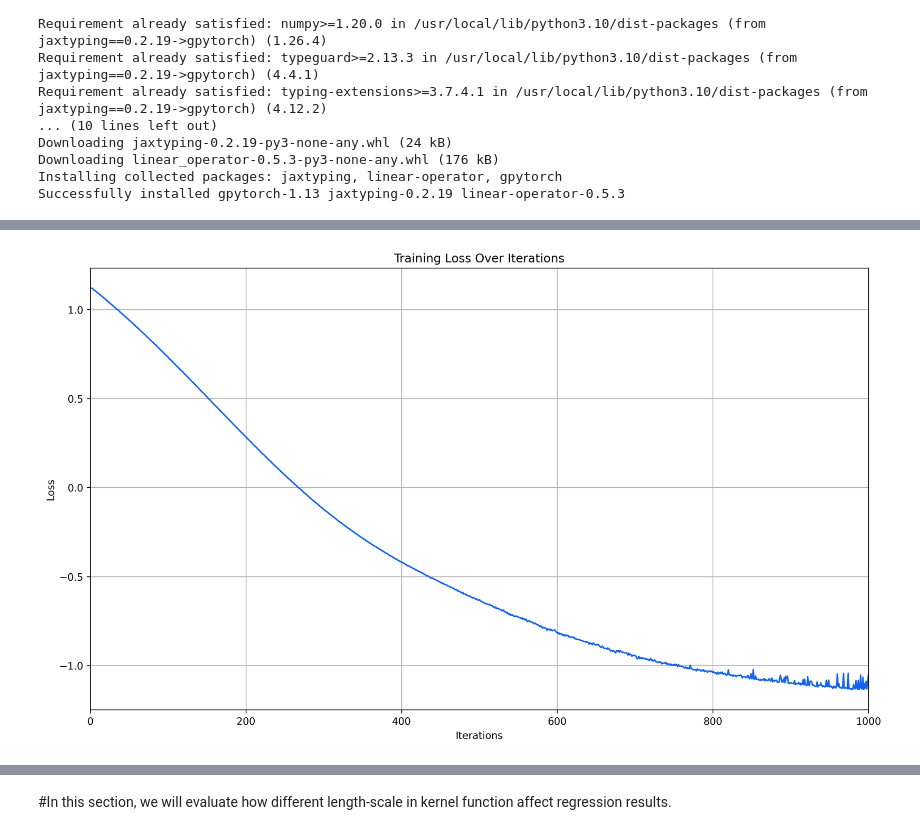
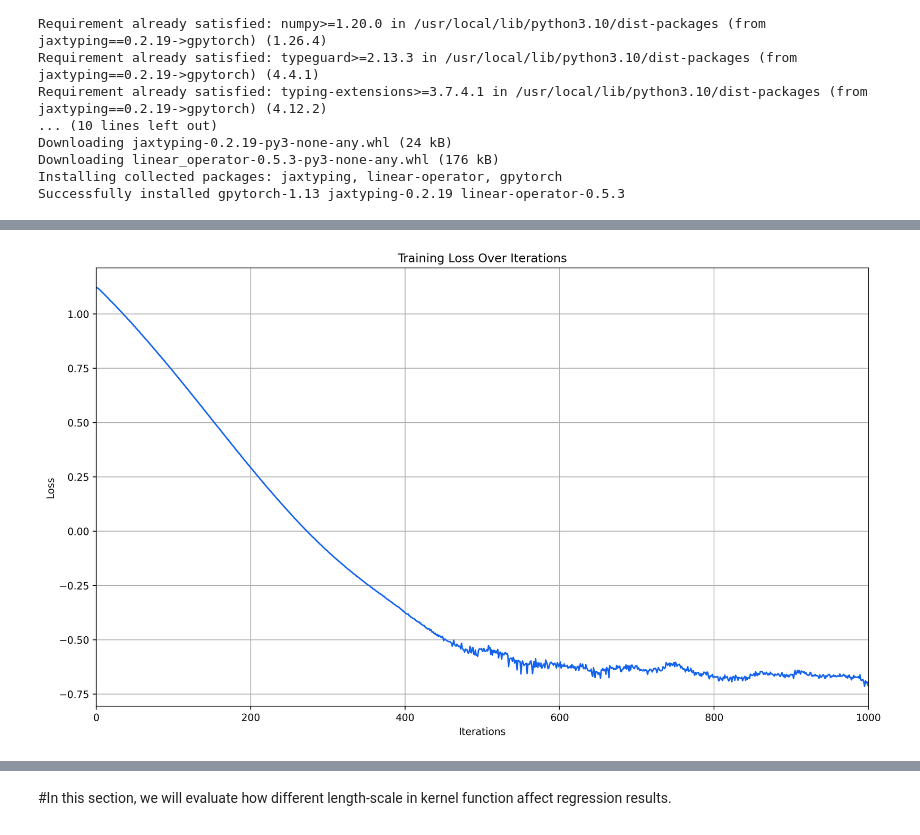
Before and after one commit to zhihaohaoran/nerf, a Jupyter notebook: localgp_sfm.ipynb, the cells around one changed output, grey strips where cells are left out. Saved outputs shown, nothing was run; the diff lists cells and outputs as text; code cells hidden in the pictures.

```diff
--- a/localgp_sfm.ipynb
+++ b/localgp_sfm.ipynb
@@ -429,8 +448,8 @@ from sklearn.metrics import r2_score, mean_squared_error
 import numpy as np
 from sklearn.preprocessing import MinMaxScaler, StandardScaler,RobustScaler
 # Load and prepare data
-file_path_points3d = '/content/drive/MyDrive/3dgs/3dgscream/Scaffold-GS/gp_vis/gp_vis/lego/lego_sfm_output/points3D.txt'
-depth_file_path = '/content/drive/MyDrive/3dgs/3dgscream/Scaffold-GS/gp_vis/gp_vis/lego/lego_depth_normalized.npy'
+file_path_points3d = '/content/drive/MyDrive/3dgs/3dgscream/Scaffold-GS/gp_vis/gp_vis/truck/sfm/points3D.txt'
+depth_file_path = '/content/drive/MyDrive/3dgs/3dgscream/Scaffold-GS/gp_vis/gp_vis/truck/truck_depth_normalized.npy'
 
 # Load points3D from file
 def load_points3D(file_path):
@@ -477,7 +496,7 @@ def parse_images_file(file_path, points3d_dict):
 
     return valid_data
 
-file_path_images = '/content/drive/MyDrive/3dgs/3dgscream/Scaffold-GS/gp_vis/gp_vis/lego/lego_sfm_output/images.txt'
+file_path_images = '/content/drive/MyDrive/3dgs/3dgscream/Scaffold-GS/gp_vis/gp_vis/truck/sfm/images.txt'
 valid_data = parse_images_file(file_path_images, points3d_dict)
 
 def generate_test_data(valid_data, depth_file_path):
@@ -496,7 +515,7 @@ def generate_test_data(valid_data, depth_file_path):
 
         for point in data_points:
             x, y = int(point[0]), int(point[1])
-            original_depth = current_depth_image[y, x] / 255.0  # Normalize depth
+            original_depth = current_depth_image[x, y] / 255.0  # Normalize depth
             input_data.append([x, y, original_depth])
             output_data.append(point[2:])
 
@@ -525,8 +544,8 @@ data_by_image_new = generate_test_data(valid_data, depth_file_path)
 
 
 scaler_output = MinMaxScaler()
-input_data_normalized = data_by_image_new['000094.png']['input']
-output_data_normalized = scaler_output.fit_transform(data_by_image_new['000094.png']['output'])
+input_data_normalized = data_by_image_new['000012.jpg']['input']
+output_data_normalized = scaler_output.fit_transform(data_by_image_new['000012.jpg']['output'])
 
 # Split data into train and test sets
 train_input, test_input, train_output, test_output = train_test_split(input_data_normalized, output_data_normalized, test_size=0.2, random_state=42)
@@ -610,9 +629,9 @@ for i in range(training_iterations):
     print(f'Iteration {i + 1}/{training_iterations}, Loss: {loss.item()}')
 
 # Save the trained model and losses
-torch.save(model.state_dict(), '/content/drive/MyDrive/3dgs/3dgscream/Scaffold-GS/gp_vis/gp_vis/lego/model/model.pth')
-torch.save(likelihood.state_dict(), '/content/drive/MyDrive/3dgs/3dgscream/Scaffold-GS/gp_vis/gp_vis/lego/model/likelihood.pth')
-np.save('/content/drive/MyDrive/3dgs/3dgscream/Scaffold-GS/gp_vis/gp_vis/lego/model/lego94losses.npy', np.array(losses))
+torch.save(model.state_dict(), '/content/drive/MyDrive/3dgs/3dgscream/Scaffold-GS/gp_vis/gp_vis/truck/model/000012model.pth')
+torch.save(likelihood.state_dict(), '/content/drive/MyDrive/3dgs/3dgscream/Scaffold-GS/gp_vis/gp_vis/truck/model/000012likelihood.pth')
+np.save('/content/drive/MyDrive/3dgs/3dgscream/Scaffold-GS/gp_vis/gp_vis/truck/model/000012losses.npy', np.array(losses))
 
 # Evaluation
 test_input = test_input.to(device)
@@ -658,23 +677,23 @@ cd:0.170
 # %%
 import numpy as np
 import matplotlib.pyplot as plt
 
-file_paths = ['/content/drive/MyDrive/3dgs/3dgscream/Scaffold-GS/gp_vis/gp_vis/lego/model/lego94losses.npy']
+file_paths = ['/content/drive/MyDrive/3dgs/3dgscream/Scaffold-GS/gp_vis/gp_vis/truck/model/000012losses.npy']
 losses = [np.load(fp) for fp in file_paths]
 iterations = [np.arange(1, len(loss) + 1) for loss in losses]
 
 plt.figure(figsize=(14, 8), dpi=300)
 for i, loss in enumerate(losses):
     # Removed the 'label' argument
     plt.plot(iterations[i], loss, color='#1664EE')
 
 plt.xlim(0, 1000)
 plt.title('Training Loss Over Iterations')
 plt.xlabel('Iterations')
 plt.ylabel('Loss')
 plt.grid(True)
 
 # Removed plt.legend()
 plt.show()
 # %% [output]
-[figure, old version]
+[figure, new version]
```
Also changed, not shown: parts of 9 cells of this notebook.
